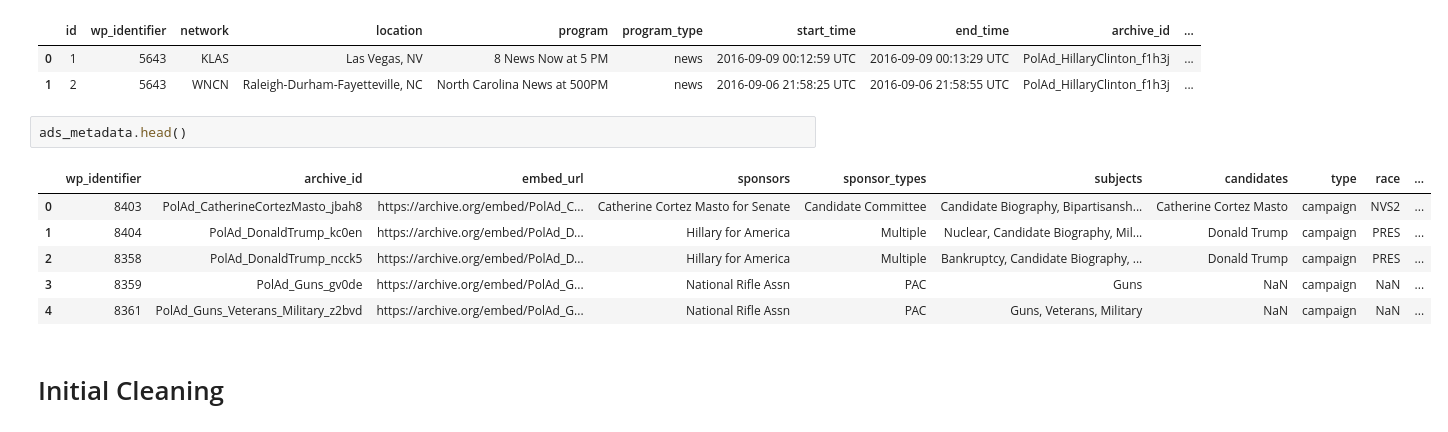
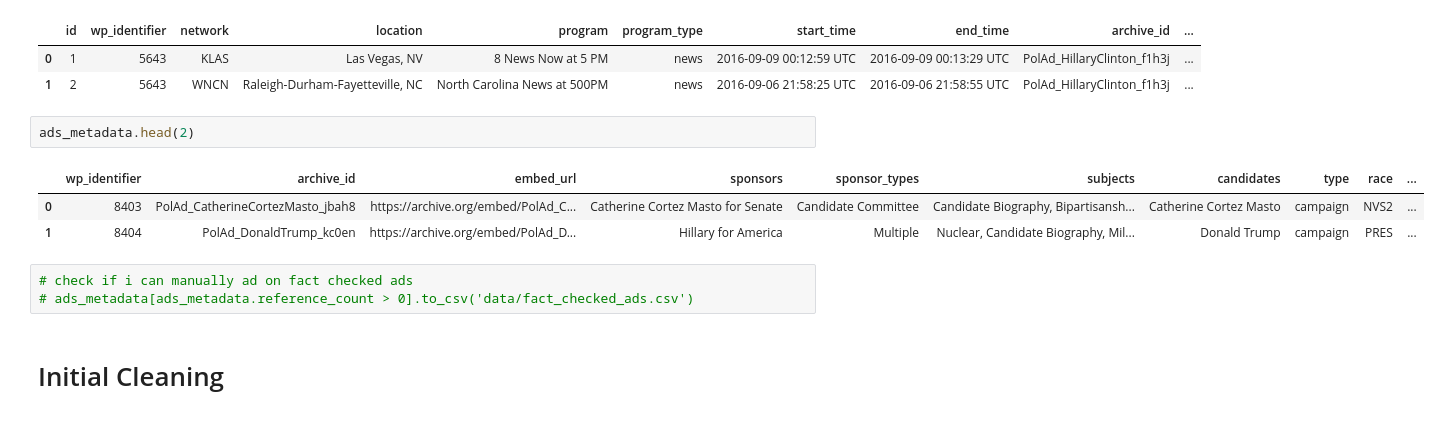
Before and after one commit to phoebeyueh/200_presidential_campaign_analysis, a Jupyter notebook: ben_data_cleaning.ipynb, the cells around one changed output. Drawn from its saved outputs; the diff is of its cells as text.

```diff
--- a/ben_data_cleaning.ipynb
+++ b/ben_data_cleaning.ipynb
@@ -17,14 +17,14 @@ ads_df.head(2)
 | 0 | 1 | 5643 | KLAS | Las Vegas, NV | 8 News Now at 5 PM | news | 2016-09-09 00:12:59 UTC | 2016-09-09 00:13:29 UTC | PolAd_HillaryClinton_f1h3j | ... |
 | 1 | 2 | 5643 | WNCN | Raleigh-Durham-Fayetteville, NC | North Carolina News at 500PM | news | 2016-09-06 21:58:25 UTC | 2016-09-06 21:58:55 UTC | PolAd_HillaryClinton_f1h3j | ... |
 # %%
-ads_metadata.head()
+ads_metadata.head(2)
 # %% [output]
 |  | wp_identifier | archive_id | embed_url | sponsors | sponsor_types | subjects | candidates | type | race | ... |
 | 0 | 8403 | PolAd_CatherineCortezMasto_jbah8 | https://archive.org/embed/PolAd_C... | Catherine Cortez Masto for Senate | Candidate Committee | Candidate Biography, Bipartisansh... | Catherine Cortez Masto | campaign | NVS2 | ... |
 | 1 | 8404 | PolAd_DonaldTrump_kc0en | https://archive.org/embed/PolAd_D... | Hillary for America | Multiple | Nuclear, Candidate Biography, Mil... | Donald Trump | campaign | PRES | ... |
-| 2 | 8358 | PolAd_DonaldTrump_ncck5 | https://archive.org/embed/PolAd_D... | Hillary for America | Multiple | Bankruptcy, Candidate Biography, ... | Donald Trump | campaign | PRES | ... |
-| 3 | 8359 | PolAd_Guns_gv0de | https://archive.org/embed/PolAd_G... | National Rifle Assn | PAC | Guns | NaN | campaign | NaN | ... |
-| 4 | 8361 | PolAd_Guns_Veterans_Military_z2bvd | https://archive.org/embed/PolAd_G... | National Rifle Assn | PAC | Guns, Veterans, Military | NaN | campaign | NaN | ... |
+# %%
+# check if i can manually ad on fact checked ads
+# ads_metadata[ads_metadata.reference_count > 0].to_csv('data/fact_checked_ads.csv')
 # %% [markdown]
 # Initial Cleaning
 # %% [markdown]
```
Also changed, not shown: parts of 81 cells of this notebook, 1 other file.
